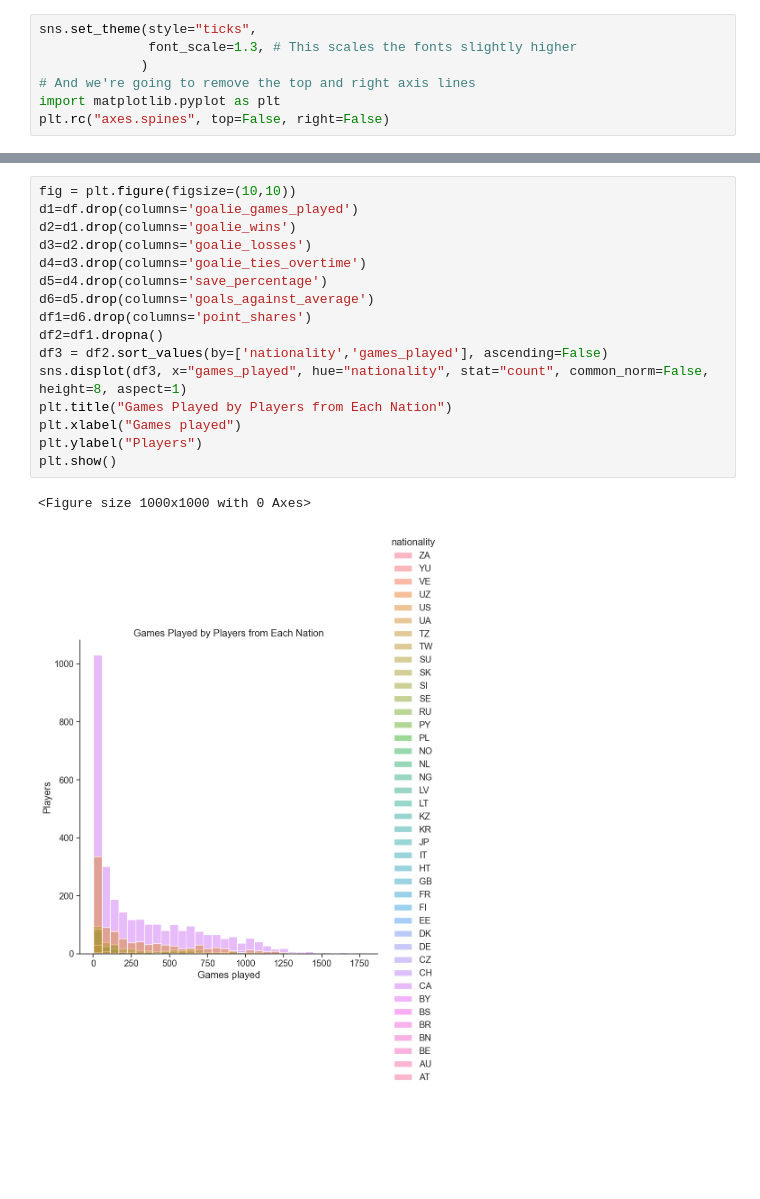
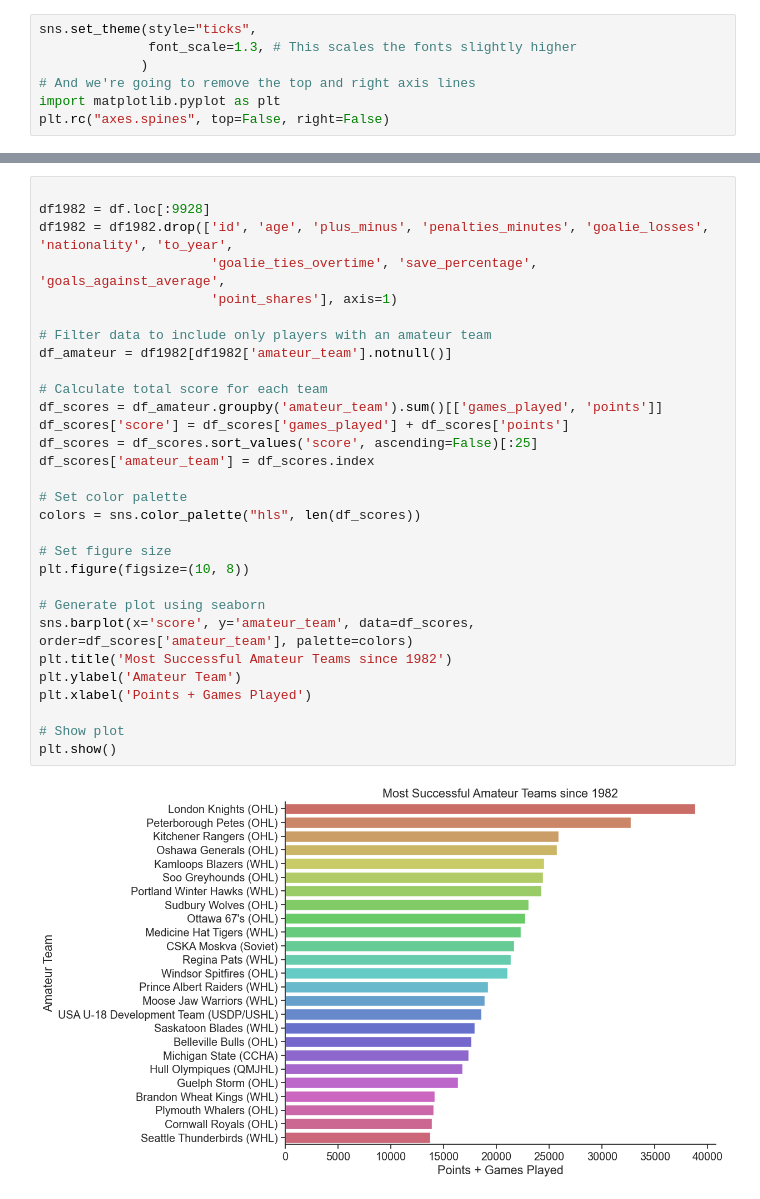
Before and after one commit to ubco-W2022T2-data301/project-group-group31, a Jupyter notebook: analysis/analysis3.ipynb, the cells around one changed output, grey strips where cells are left out. Saved outputs shown, nothing was run; the diff lists cells and outputs as text; blank space fills up the shorter version.

Commit message:
A3 updated graphs and question

```diff
--- a/analysis/analysis3.ipynb
+++ b/analysis/analysis3.ipynb
@@ -91,19 +51,32 @@ plt.show()
-# %%
-fig = plt.figure(figsize=(10,10))
-d1=df.drop(columns='goalie_games_played')
-d2=d1.drop(columns='goalie_wins')
-d3=d2.drop(columns='goalie_losses')
-d4=d3.drop(columns='goalie_ties_overtime')
-d5=d4.drop(columns='save_percentage')
-d6=d5.drop(columns='goals_against_average')
-df1=d6.drop(columns='point_shares')
-df2=df1.dropna()
-df3 = df2.sort_values(by=['nationality','games_played'], ascending=False)
-sns.displot(df3, x="games_played", hue="nationality", stat="count", common_norm=False, height=8, aspect=1)
-plt.title("Games Played by Players from Each Nation")
-plt.xlabel("Games played")
-plt.ylabel("Players")
-plt.show()
-# %% [output]
-<Figure size 1000x1000 with 0 Axes>
-[figure, removed]
+# %%
+
+df1982 = df.loc[:9928]
+df1982 = df1982.drop(['id', 'age', 'plus_minus', 'penalties_minutes', 'goalie_losses', 'nationality', 'to_year',
+                      'goalie_ties_overtime', 'save_percentage', 'goals_against_average',
+                      'point_shares'], axis=1)
+
+# Filter data to include only players with an amateur team
+df_amateur = df1982[df1982['amateur_team'].notnull()]
+
+# Calculate total score for each team
+df_scores = df_amateur.groupby('amateur_team').sum()[['games_played', 'points']]
+df_scores['score'] = df_scores['games_played'] + df_scores['points']
+df_scores = df_scores.sort_values('score', ascending=False)[:25]
+df_scores['amateur_team'] = df_scores.index
+
+# Set color palette
+colors = sns.color_palette("hls", len(df_scores))
+
+# Set figure size
+plt.figure(figsize=(10, 8))
+
+# Generate plot using seaborn
+sns.barplot(x='score', y='amateur_team', data=df_scores, order=df_scores['amateur_team'], palette=colors)
+plt.title('Most Successful Amateur Teams since 1982')
+plt.ylabel('Amateur Team')
+plt.xlabel('Points + Games Played')
+
+# Show plot
+plt.show()
+# %% [output]
+[figure, added]
```
Also changed, not shown: parts of 11 cells of this notebook.
